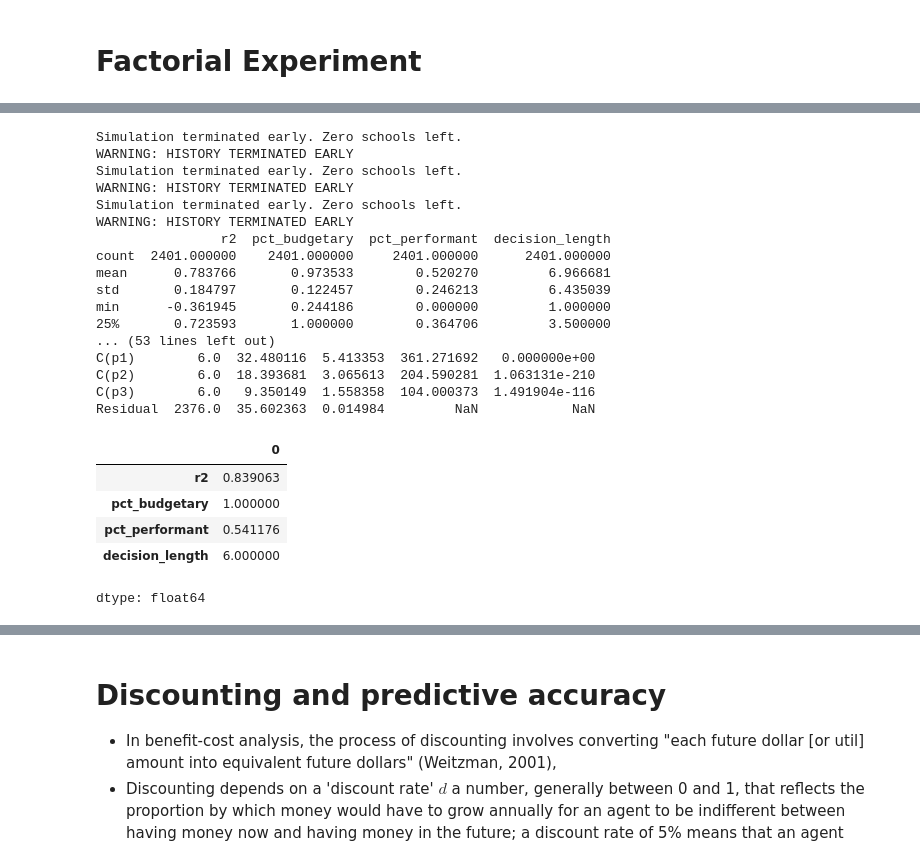
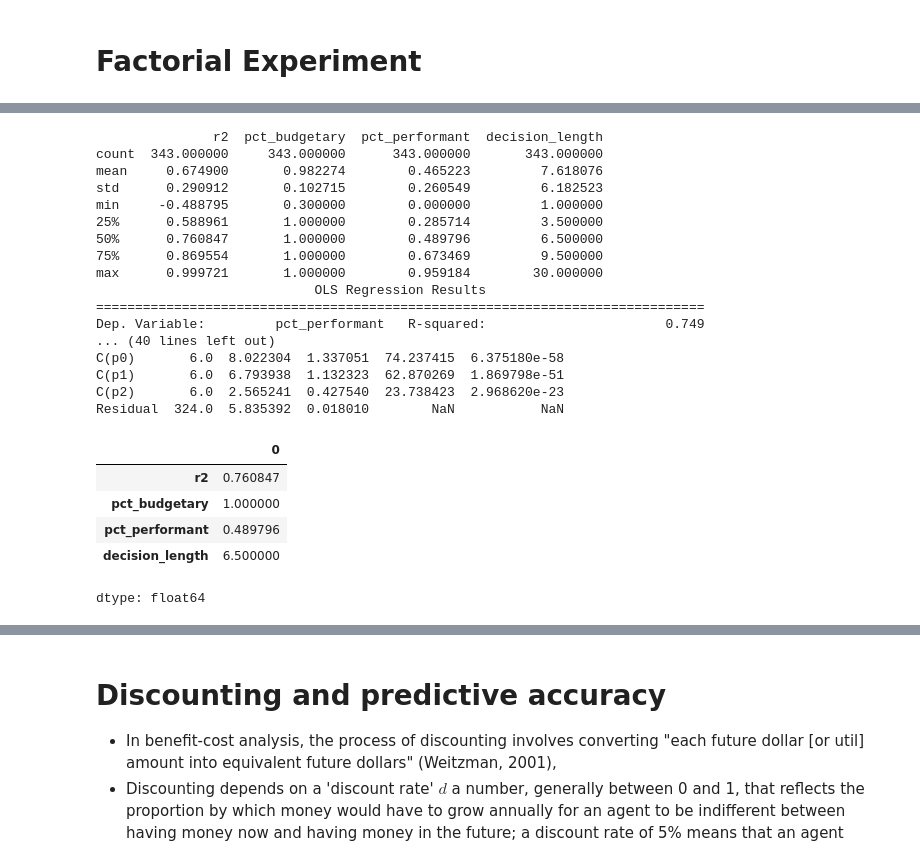
Before and after one commit to amatrhr/cas_570_project, a Jupyter notebook: school_district_and_closure.ipynb, the cells around one changed output, grey strips where cells are left out. Saved outputs shown, nothing was run; the diff lists cells and outputs as text; code cells hidden in the pictures.

Commit message:
Results from factorial design now output

```diff
--- a/school_district_and_closure.ipynb
+++ b/school_district_and_closure.ipynb
@@ -627,28 +649,28 @@ ValueError: empty range for randrange() (17, -16, -33)
 # %%
-a01_test = SingleExperiment(set_alpha=0.1, growth_pat_len=4)
+a01_test = SingleExperiment(set_alpha=0.1, growth_pat_len=3)
 a01_test.get_result()
 # %% [output]
-Simulation terminated early. Zero schools left.
-WARNING: HISTORY TERMINATED EARLY
-Simulation terminated early. Zero schools left.
-WARNING: HISTORY TERMINATED EARLY
-Simulation terminated early. Zero schools left.
-WARNING: HISTORY TERMINATED EARLY
-                r2  pct_budgetary  pct_performant  decision_length
-count  2401.000000    2401.000000     2401.000000      2401.000000
-mean      0.783766       0.973533        0.520270         6.966681
-std       0.184797       0.122457        0.246213         6.435039
-min      -0.361945       0.244186        0.000000         1.000000
-25%       0.723593       1.000000        0.364706         3.500000
-... (53 lines left out)
-C(p1)        6.0  32.480116  5.413353  361.271692   0.000000e+00
-C(p2)        6.0  18.393681  3.065613  204.590281  1.063131e-210
-C(p3)        6.0   9.350149  1.558358  104.000373  1.491904e-116
-Residual  2376.0  35.602363  0.014984         NaN            NaN
+               r2  pct_budgetary  pct_performant  decision_length
+count  343.000000     343.000000      343.000000       343.000000
+mean     0.674900       0.982274        0.465223         7.618076
+std      0.290912       0.102715        0.260549         6.182523
+min     -0.488795       0.300000        0.000000         1.000000
+25%      0.588961       1.000000        0.285714         3.500000
+50%      0.760847       1.000000        0.489796         6.500000
+75%      0.869554       1.000000        0.673469         9.500000
+max      0.999721       1.000000        0.959184        30.000000
+                            OLS Regression Results
+==============================================================================
+Dep. Variable:         pct_performant   R-squared:                       0.749
+... (40 lines left out)
+C(p0)       6.0  8.022304  1.337051  74.237415  6.375180e-58
+C(p1)       6.0  6.793938  1.132323  62.870269  1.869798e-51
+C(p2)       6.0  2.565241  0.427540  23.738423  2.968620e-23
+Residual  324.0  5.835392  0.018010        NaN           NaN
 |  | 0 |
-| r2 | 0.839063 |
+| r2 | 0.760847 |
 | pct_budgetary | 1.000000 |
-| pct_performant | 0.541176 |
-| decision_length | 6.000000 |
+| pct_performant | 0.489796 |
+| decision_length | 6.500000 |
 dtype: float64
 # %%
```
Also changed, not shown: parts of 19 cells of this notebook.
